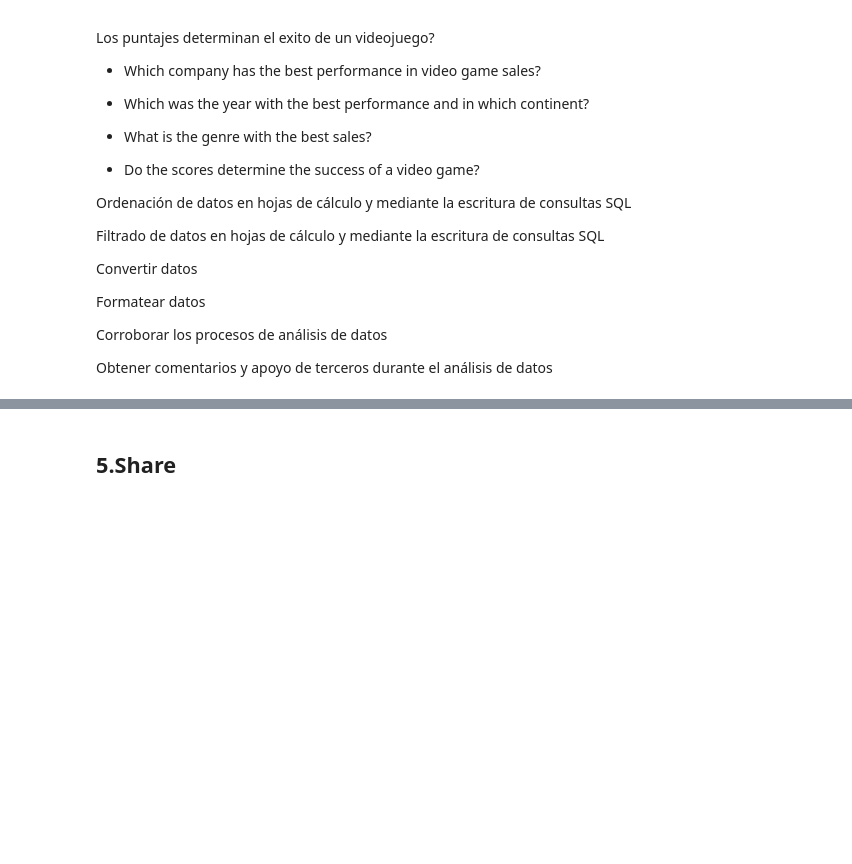
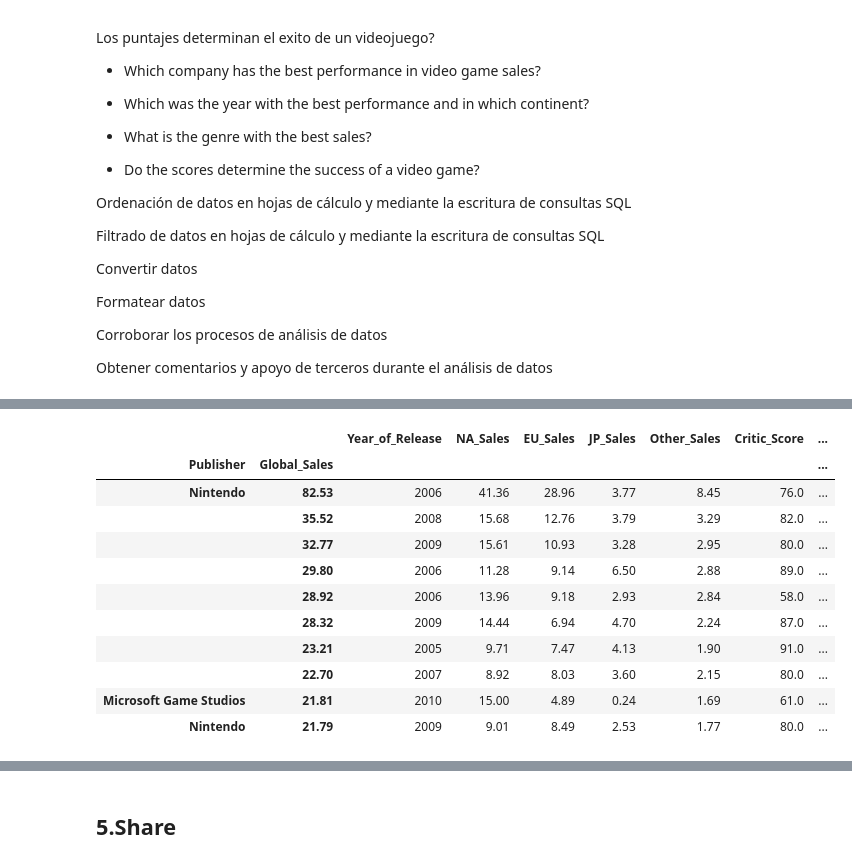
Before and after one commit to JorgeHdzRiv/Global-Videogames-Sales-Rating, a Jupyter notebook: GlobalSales.ipynb, the cells around one changed output, grey strips where cells are left out. Drawn from its saved outputs; the diff is of its cells as text; code cells hidden in the pictures; blank space fills up the shorter version.

```diff
--- a/GlobalSales.ipynb
+++ b/GlobalSales.ipynb
@@ -358,0 +402,16 @@ Obtener comentarios y apoyo de terceros durante el análisis de datos
+# %%
+global_sales=data.groupby(['Publisher','Global_Sales']).agg('sum').sort_values(by='Global_Sales',ascending=False)
+global_sales.head(10)
+# %% [output]
+|  |  | Year_of_Release | NA_Sales | EU_Sales | JP_Sales | Other_Sales | Critic_Score | ... |
+| Publisher | Global_Sales |  |  |  |  |  |  | ... |
+| Nintendo | 82.53 | 2006 | 41.36 | 28.96 | 3.77 | 8.45 | 76.0 | ... |
+|  | 35.52 | 2008 | 15.68 | 12.76 | 3.79 | 3.29 | 82.0 | ... |
+|  | 32.77 | 2009 | 15.61 | 10.93 | 3.28 | 2.95 | 80.0 | ... |
+|  | 29.80 | 2006 | 11.28 | 9.14 | 6.50 | 2.88 | 89.0 | ... |
+|  | 28.92 | 2006 | 13.96 | 9.18 | 2.93 | 2.84 | 58.0 | ... |
+|  | 28.32 | 2009 | 14.44 | 6.94 | 4.70 | 2.24 | 87.0 | ... |
+|  | 23.21 | 2005 | 9.71 | 7.47 | 4.13 | 1.90 | 91.0 | ... |
+|  | 22.70 | 2007 | 8.92 | 8.03 | 3.60 | 2.15 | 80.0 | ... |
+| Microsoft Game Studios | 21.81 | 2010 | 15.00 | 4.89 | 0.24 | 1.69 | 61.0 | ... |
+| Nintendo | 21.79 | 2009 | 9.01 | 8.49 | 2.53 | 1.77 | 80.0 | ... |
```
Also changed, not shown: parts of 23 cells of this notebook.
